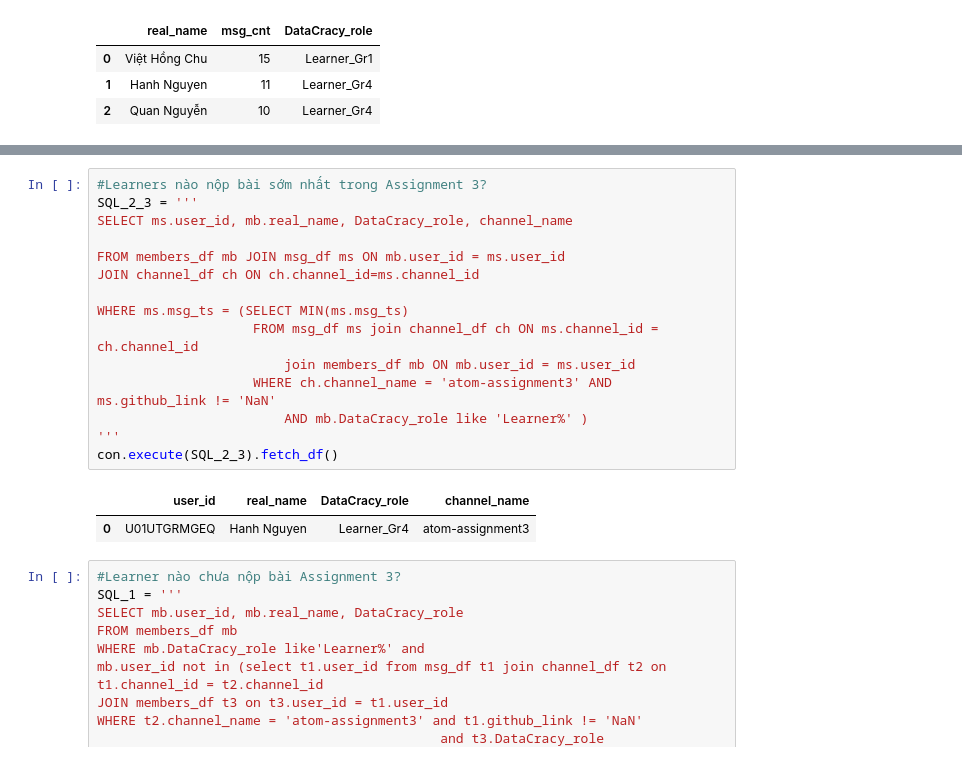
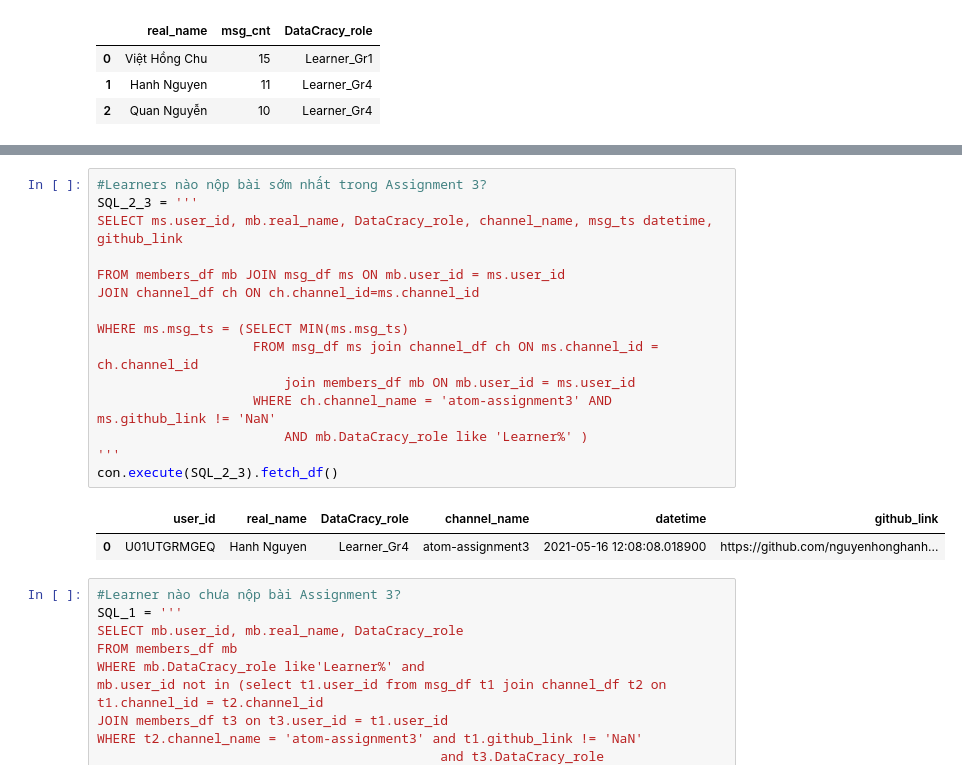
Before and after one commit to phanlinh0803/atom-assignments, a Jupyter notebook: ATOM_|_Phan_Linh_Home_Assignment_04.ipynb, the cells around one changed output, grey strips where cells are left out. Cells and saved outputs as stored; diff of their text form.

```diff
--- a/ATOM_|_Phan_Linh_Home_Assignment_04.ipynb
+++ b/ATOM_|_Phan_Linh_Home_Assignment_04.ipynb
@@ -734,21 +691,21 @@ con.execute(SQL_2_2).fetch_df()
 # %%
 #Learners nào nộp bài sớm nhất trong Assignment 3?
 SQL_2_3 = '''
-SELECT ms.user_id, mb.real_name, DataCracy_role, channel_name
+SELECT ms.user_id, mb.real_name, DataCracy_role, channel_name, msg_ts datetime, github_link
 
 FROM members_df mb JOIN msg_df ms ON mb.user_id = ms.user_id
 JOIN channel_df ch ON ch.channel_id=ms.channel_id
 
 WHERE ms.msg_ts = (SELECT MIN(ms.msg_ts)
                     FROM msg_df ms join channel_df ch ON ms.channel_id = ch.channel_id
                         join members_df mb ON mb.user_id = ms.user_id
                     WHERE ch.channel_name = 'atom-assignment3' AND ms.github_link != 'NaN'
                         AND mb.DataCracy_role like 'Learner%' )
 '''
 con.execute(SQL_2_3).fetch_df()
 # %% [output]
-|  | user_id | real_name | DataCracy_role | channel_name |
-| 0 | U01UTGRMGEQ | Hanh Nguyen | Learner_Gr4 | atom-assignment3 |
+|  | user_id | real_name | DataCracy_role | channel_name | datetime | github_link |
+| 0 | U01UTGRMGEQ | Hanh Nguyen | Learner_Gr4 | atom-assignment3 | 2021-05-16 12:08:08.018900 | https://github.com/nguyenhonghanh... |
 # %%
 #Learner nào chưa nộp bài Assignment 3?
 SQL_1 = '''
```
Also changed, not shown: parts of 3 cells of this notebook.
